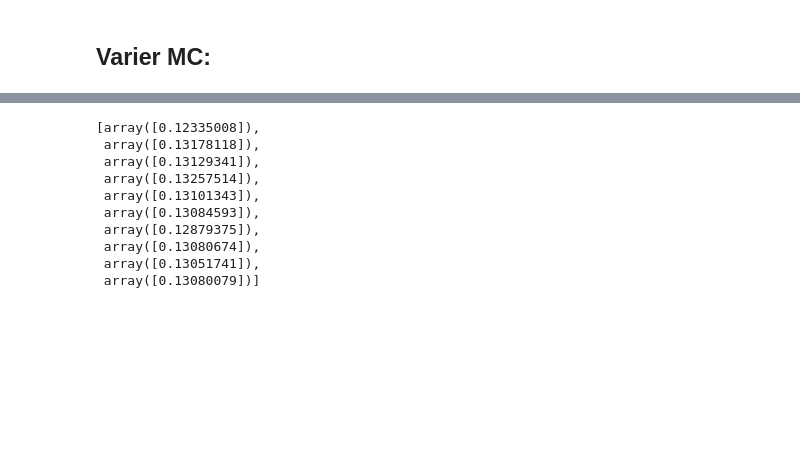
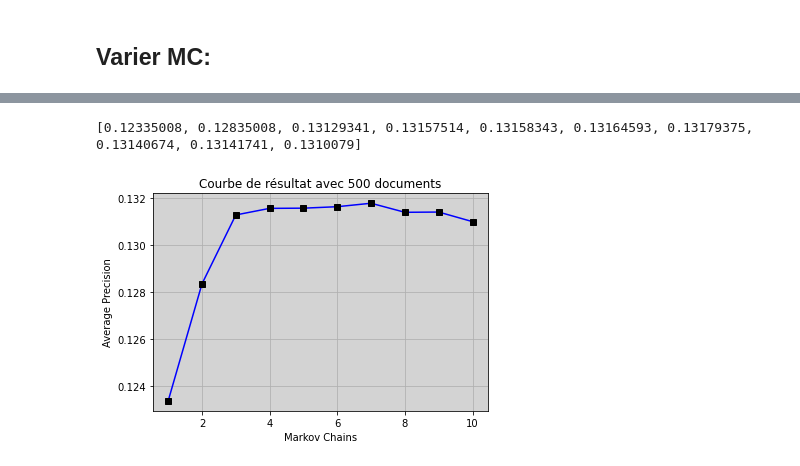
Before and after one commit to Ghiles-OUHENIA/LDA-for-Ad-Hoc-retrieval, a Jupyter notebook: impact_mc_lda.ipynb, the cells around one changed output, grey strips where cells are left out. Drawn from its saved outputs; the diff is of its cells as text; code cells hidden in the pictures; blank space fills up the shorter version.

```diff
--- a/impact_mc_lda.ipynb
+++ b/impact_mc_lda.ipynb
@@ -208,11 +208,6 @@ for _, row in qrels_df_new.iterrows():
 
     if row["label"] != 0:
         true_relevance[int(qid), int(docno)] = 1
-# %%
-for i in range(len(queries_df_new)):
-    a = np.random.rand() / 5
-    indices = np.random.choice(len(docs_df_new), int(len(docs_df_new) * a), replace=False)
-    true_relevance[i, indices] = 1
 # %%
 true_relevance.shape
 # %% [output]
@@ -271,9 +266,10 @@ gc.collect()
 mc_lda_ap = []
 
 for mc in range(1, 11):
+    np.random.seed(0)
     lda = LdaRetrieval(n_topics=50, mu=1000, alpha=None, beta=0.01, n_iter=30, nb_mc=mc, lmbda=0.7)
     lda.fit(vectors, Nds=Nds)
 
     lda_pred = lda.predict(queries)
-    mc_lda_ap.append(calculate_average_precision(true_relevance, np.array([lda_pred]), models_names=["QL"], return_df=False))
+    mc_lda_ap.append(calculate_average_precision(true_relevance, np.array([lda_pred]), models_names=["QL"], return_df=False)[0])
     gc.collect()
@@ -285,13 +276,24 @@ plt.plot(mc_lda_ap)
-# %%
-mc_lda_ap
-# %% [output]
-[array([0.12335008]),
- array([0.13178118]),
- array([0.13129341]),
- array([0.13257514]),
- array([0.13101343]),
- array([0.13084593]),
- array([0.12879375]),
- array([0.13080674]),
- array([0.13051741]),
- array([0.13080079])]
+# %%
+print(mc_lda_ap)
+# %% [output]
+[0.12335008, 0.12835008, 0.13129341, 0.13157514, 0.13158343, 0.13164593, 0.13179375, 0.13140674, 0.13141741, 0.1310079]
+# %%
+mc = [1, 2, 3, 4, 5, 6, 7, 8, 9, 10]
+average_precision = mc_lda_ap
+
+fig, ax = plt.subplots()
+ax.set_title("Courbe de résultat avec 500 documents")
+ax.set_xlabel("Markov Chains")
+ax.set_ylabel("Average Precision")
+ax.grid(True)
+ax.set_facecolor('lightgray')
+ax.set_axisbelow(True)
+
+ax.plot(mc, average_precision, '-o', color='blue')
+
+for i in range(len(mc)):
+    ax.plot(mc[i], average_precision[i], 's', markersize=6, color='black')
+
+plt.show()
+# %% [output]
+[figure, added]
```
Also changed, not shown: parts of 1 cell of this notebook, 3 other files.
